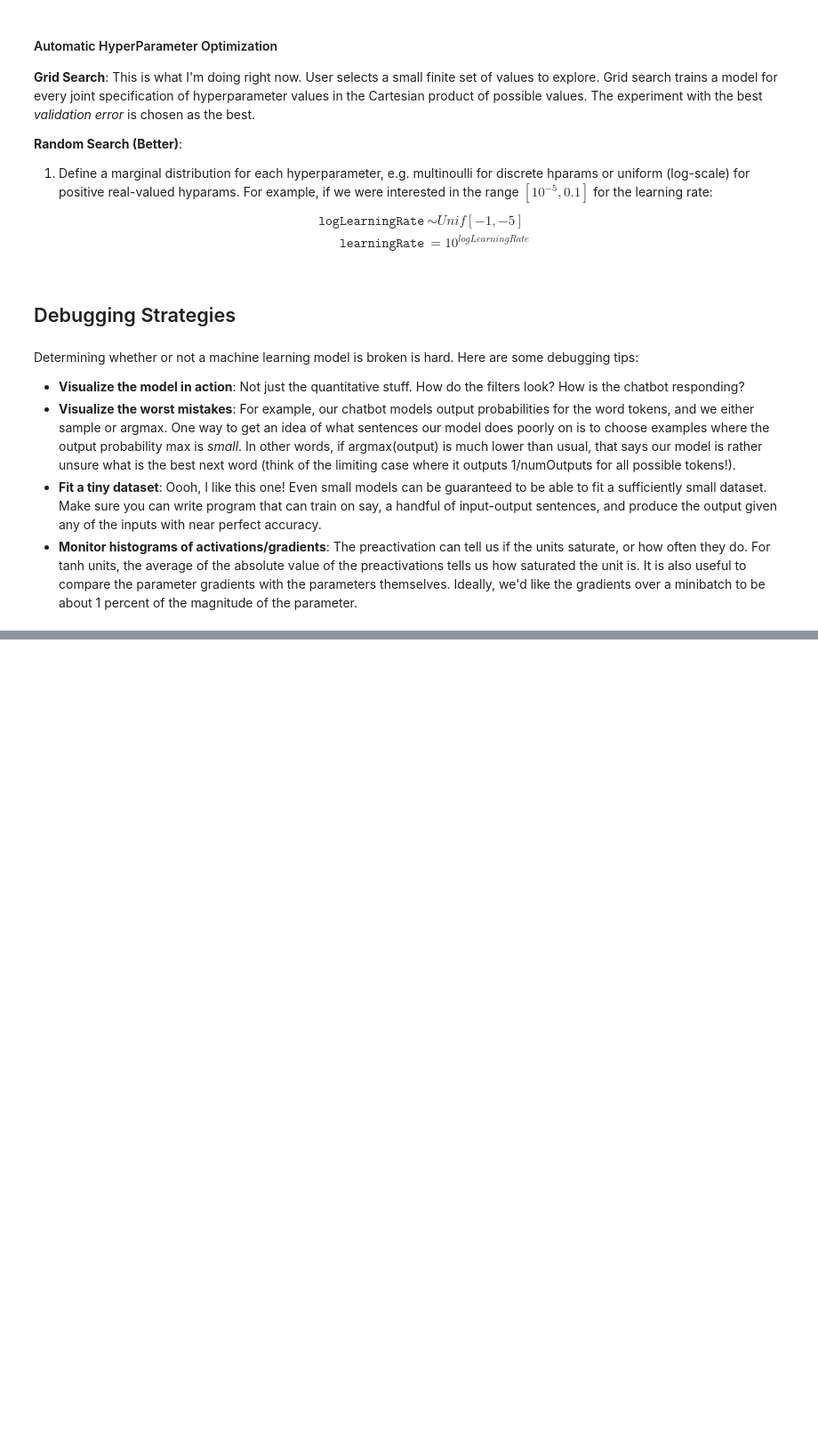
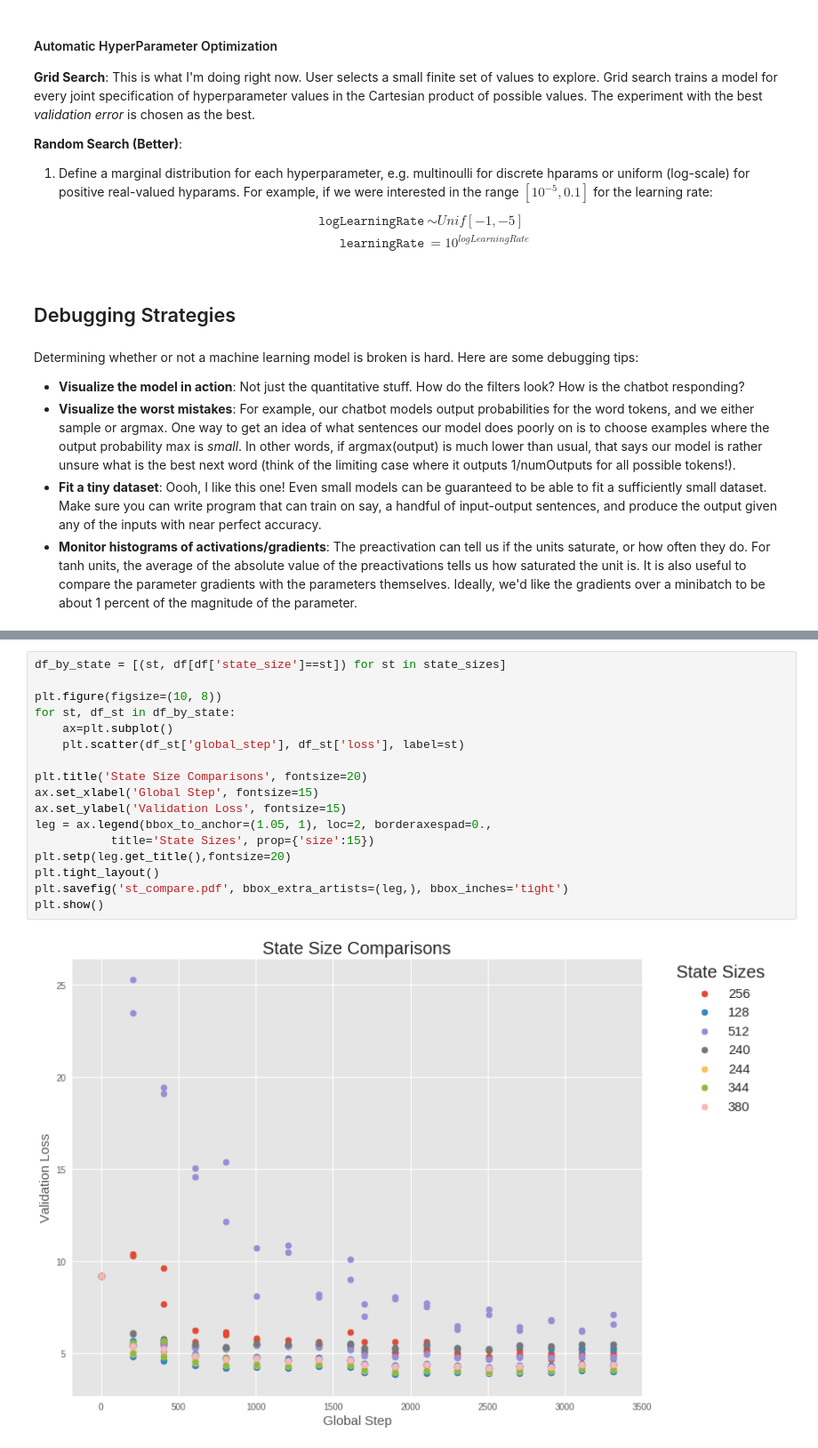
Before and after one commit to mckinziebrandon/DeepChatModels, a Jupyter notebook: notebooks/Analysis.ipynb, the cells around one changed output, grey strips where cells are left out. Shown at 89% size. Drawn from its saved outputs; the diff is of its cells as text; blank space fills up the shorter version.

```diff
--- a/notebooks/Analysis.ipynb
+++ b/notebooks/Analysis.ipynb
@@ -48,0 +122,19 @@ Determining whether or not a machine learning model is broken is hard. Here are
+# %%
+df_by_state = [(st, df[df['state_size']==st]) for st in state_sizes]
+
+plt.figure(figsize=(10, 8))
+for st, df_st in df_by_state:
+    ax=plt.subplot()
+    plt.scatter(df_st['global_step'], df_st['loss'], label=st)
+
+plt.title('State Size Comparisons', fontsize=20)
+ax.set_xlabel('Global Step', fontsize=15)
+ax.set_ylabel('Validation Loss', fontsize=15)
+leg = ax.legend(bbox_to_anchor=(1.05, 1), loc=2, borderaxespad=0.,
+           title='State Sizes', prop={'size':15})
+plt.setp(leg.get_title(),fontsize=20)
+plt.tight_layout()
+plt.savefig('st_compare.pdf', bbox_extra_artists=(leg,), bbox_inches='tight')
+plt.show()
+# %% [output]
+[figure, added]
```
Also changed, not shown: parts of 8 cells of this notebook, 10 other files.
